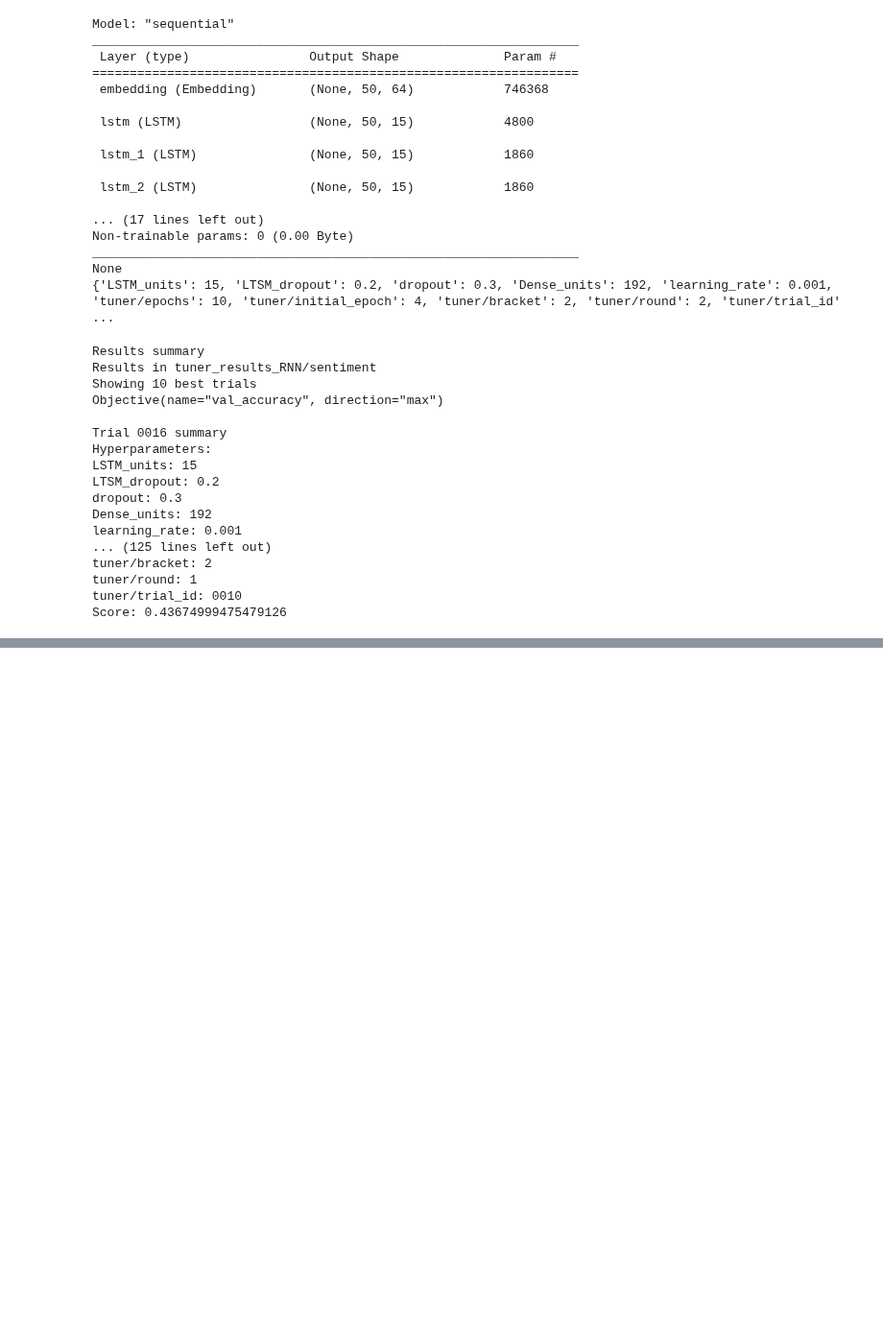
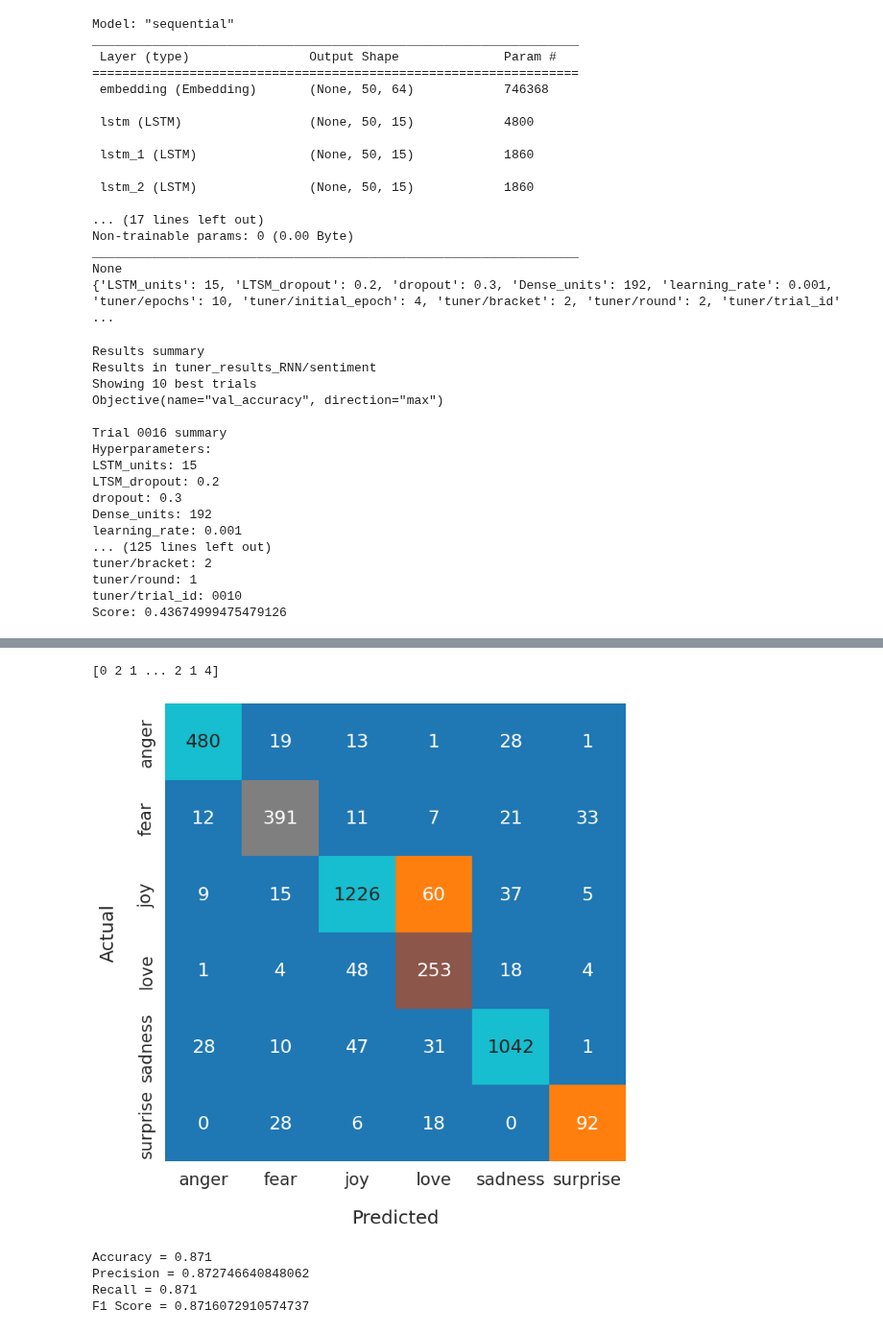
Before and after one commit to SCGlass/deep_learning, a Jupyter notebook: Lab_RNN/RNN_lab_2.ipynb, the cells around one changed output, grey strips where cells are left out. Shown at 96% size. Saved outputs shown, nothing was run; the diff lists cells and outputs as text; code cells hidden in the pictures; blank space fills up the shorter version.

```diff
--- a/Lab_RNN/RNN_lab_2.ipynb
+++ b/Lab_RNN/RNN_lab_2.ipynb
@@ -700,0 +707,5 @@ AttributeError: 'list' object has no attribute 'evaluate'
+# %%
+final_model = tf.keras.models.load_model("final_model")
+# %%
+y_test_predictions = np.argmax(final_model.predict(X_test), axis=1) # arg max rounds numbers to ensure no decimals
+print(y_test_predictions)
@@ -700,0 +715,36 @@ AttributeError: 'list' object has no attribute 'evaluate'
+# %%
+y_test_arg = np.array(y_test) # Converting y test to an array for the confusion matrix
+print(y_test_arg)
+# %% [output]
+[0 2 1 ... 2 1 4]
+# %%
+
+conf_matrix = confusion_matrix(y_test_arg, y_test_predictions)
+
+plt.figure(figsize=(8,8))
+sns.set(font_scale = 1.5)
+
+ax = sns.heatmap(
+    conf_matrix, annot=True, fmt='d',
+    cbar=False, cmap='tab10', vmax=500, xticklabels=encoded_emotions, yticklabels=encoded_emotions
+)
+
+ax.set_xlabel("Predicted", labelpad=20)
+ax.set_ylabel("Actual", labelpad=20)
+plt.show()
+
+precision = precision_score(y_test, y_test_predictions, average="weighted")
+recall = recall_score(y_test, y_test_predictions,average="weighted")
+f1score = f1_score(y_test, y_test_predictions,average="weighted")
+accuracy = accuracy_score(y_test, y_test_predictions)
+
+print(f"Accuracy = {accuracy}")
+print(f"Precision = {precision}")
+print(f"Recall = {recall}")
+print(f"F1 Score = {f1score}")
+# %% [output]
+[figure, added]
+Accuracy = 0.871
+Precision = 0.872746640848062
+Recall = 0.871
+F1 Score = 0.8716072910574737
```
Also changed, not shown: parts of 3 cells of this notebook, 2 other files.
